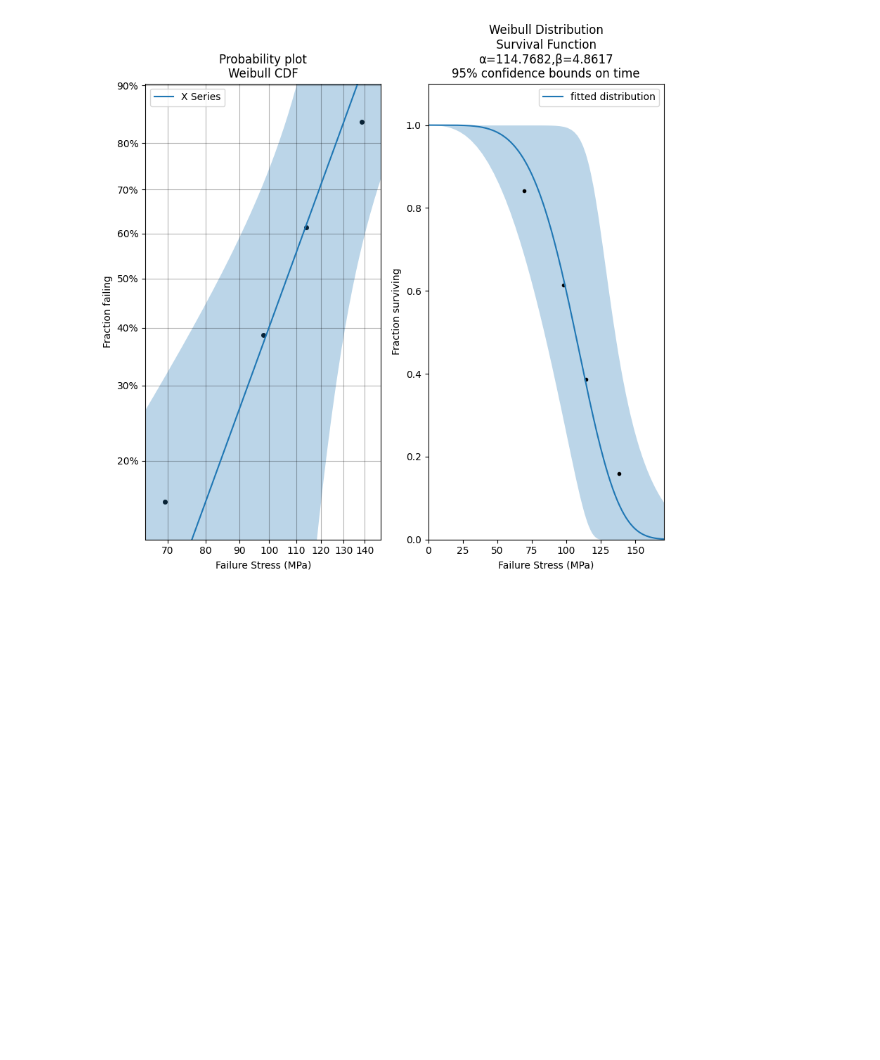
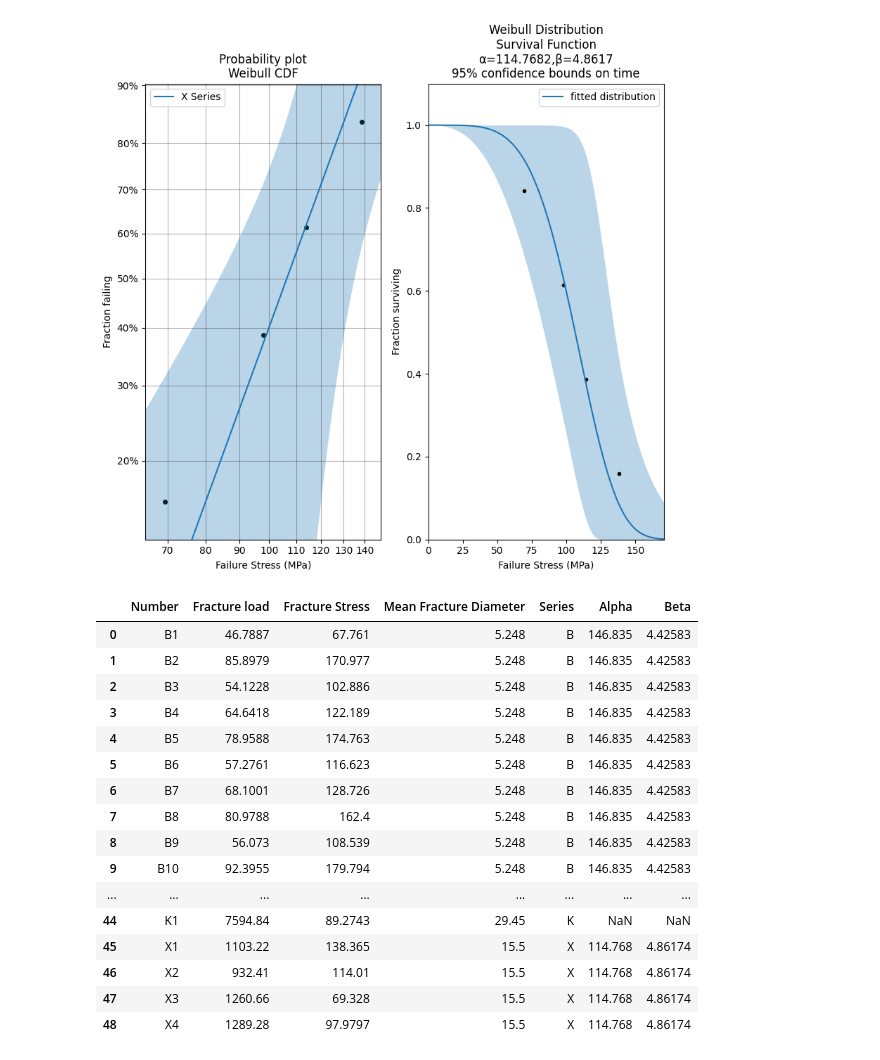
Before and after one commit to Mackus101/GlassMechAnalysis, a Jupyter notebook: analyse.ipynb, the cells around one changed output. Drawn from its saved outputs; the diff is of its cells as text; code cells hidden in the pictures; blank space fills up the shorter version.

```diff
--- a/analyse.ipynb
+++ b/analyse.ipynb
@@ -230,18 +230,41 @@ Goodness of fit    Value
 unique_values = gcc_data_clean["Series"].unique()
 # %%
 for letter in unique_values:
-    plot_data = gcc_data_clean[gcc_data_clean["Number"].str.startswith(letter)]["Fracture Stress"].to_numpy(dtype="float32")
+    plot_data = gcc_data_clean[gcc_data_clean["Series"] == letter]["Fracture Stress"].to_numpy(dtype="float32")
     if len(plot_data) < 2: continue
 
     plt.clf()
     plt.subplot(121)
-    test_fit = Fit_Weibull_2P(failures=plot_data, print_results="print_results", label=letter + " Series")  # fits a Weibull distribution to the data and generates the probability plot
+    fracture_fit = Fit_Weibull_2P(failures=plot_data, print_results="print_results", label=letter + " Series")  # fits a Weibull distribution to the data and generates the probability plot
     plt.xlabel("Failure Stress (MPa)")
     plt.subplot(122)
-    test_fit.distribution.SF(label='fitted distribution')  # uses the distribution object from Fit_Weibull_2P and plots the survival function
+    fracture_fit.distribution.SF(label='fitted distribution')  # uses the distribution object from Fit_Weibull_2P and plots the survival function
     plot_points(failures=plot_data, func='SF')  # overlays the original data on the survival function
     plt.legend()
     plt.xlabel("Failure Stress (MPa)")
     plt.savefig("Figs/Series_" + letter)
+
+    gcc_data_clean.loc[gcc_data_clean["Series"] == letter, "Alpha"] = fracture_fit.alpha
+    gcc_data_clean.loc[gcc_data_clean["Series"] == letter, "Beta"] = fracture_fit.beta
 # %% [output]
 [figure]
+# %%
+gcc_data_clean
+# %% [output]
+|  | Number | Fracture load | Fracture Stress | Mean Fracture Diameter | Series | Alpha | Beta |
+| 0 | B1 | 46.7887 | 67.761 | 5.248 | B | 146.835 | 4.42583 |
+| 1 | B2 | 85.8979 | 170.977 | 5.248 | B | 146.835 | 4.42583 |
+| 2 | B3 | 54.1228 | 102.886 | 5.248 | B | 146.835 | 4.42583 |
+| 3 | B4 | 64.6418 | 122.189 | 5.248 | B | 146.835 | 4.42583 |
+| 4 | B5 | 78.9588 | 174.763 | 5.248 | B | 146.835 | 4.42583 |
+| 5 | B6 | 57.2761 | 116.623 | 5.248 | B | 146.835 | 4.42583 |
+| 6 | B7 | 68.1001 | 128.726 | 5.248 | B | 146.835 | 4.42583 |
+| 7 | B8 | 80.9788 | 162.4 | 5.248 | B | 146.835 | 4.42583 |
+| 8 | B9 | 56.073 | 108.539 | 5.248 | B | 146.835 | 4.42583 |
+| 9 | B10 | 92.3955 | 179.794 | 5.248 | B | 146.835 | 4.42583 |
+| ... | ... | ... | ... | ... | ... | ... | ... |
+| 44 | K1 | 7594.84 | 89.2743 | 29.45 | K | NaN | NaN |
+| 45 | X1 | 1103.22 | 138.365 | 15.5 | X | 114.768 | 4.86174 |
+| 46 | X2 | 932.41 | 114.01 | 15.5 | X | 114.768 | 4.86174 |
+| 47 | X3 | 1260.66 | 69.328 | 15.5 | X | 114.768 | 4.86174 |
+| 48 | X4 | 1289.28 | 97.9797 | 15.5 | X | 114.768 | 4.86174 |
```
Also changed, not shown: parts of 4 cells of this notebook.
